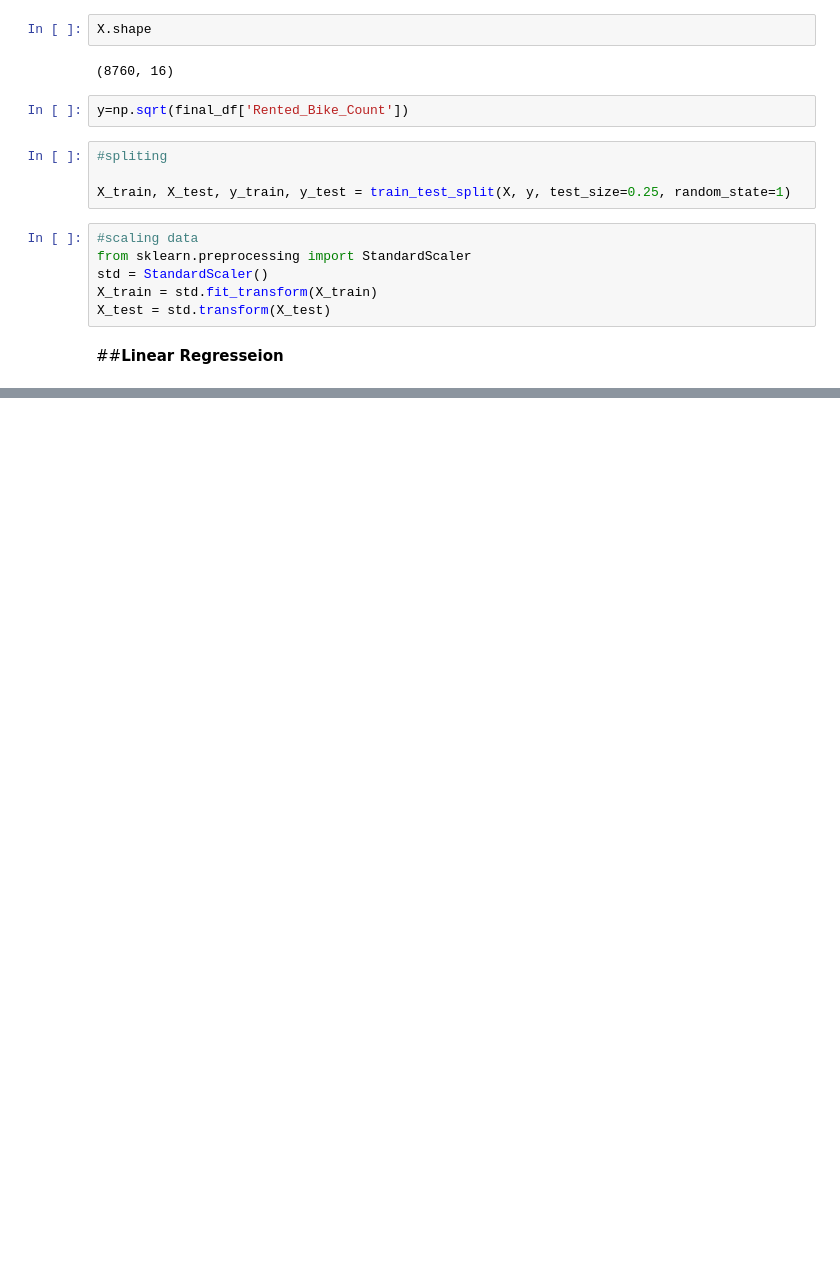
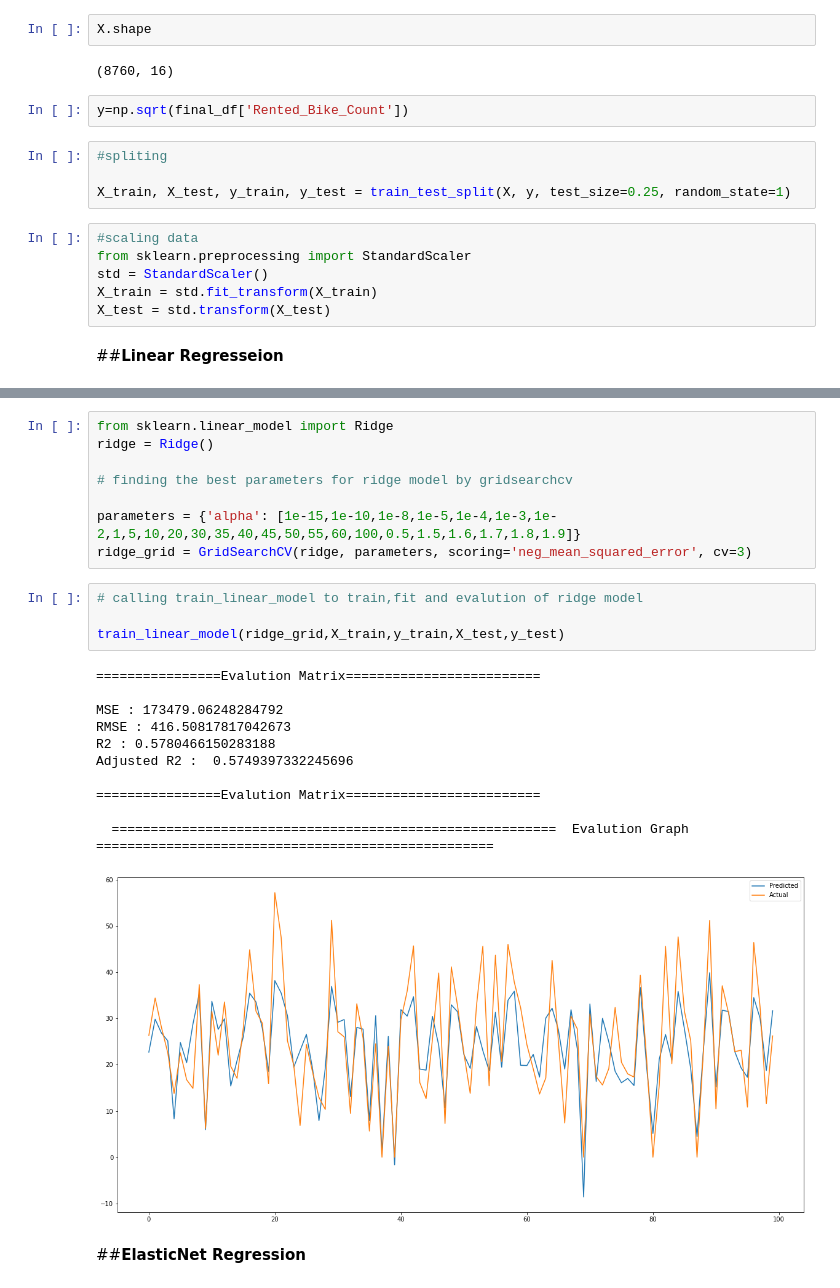
Before and after one commit to SomyaH99/Bike-Sharing-Demand-Prediction-, a Jupyter notebook: bike_sharing_demand_prediction.ipynb, the cells around one changed output, grey strips where cells are left out. Cells and saved outputs as stored; diff of their text form; blank space fills up the shorter version.

```diff
--- a/bike_sharing_demand_prediction.ipynb
+++ b/bike_sharing_demand_prediction.ipynb
@@ -761,0 +812,26 @@ X_test = std.transform(X_test)
+# %%
+from sklearn.linear_model import Ridge
+ridge = Ridge()
+
+# finding the best parameters for ridge model by gridsearchcv
+
+parameters = {'alpha': [1e-15,1e-10,1e-8,1e-5,1e-4,1e-3,1e-2,1,5,10,20,30,35,40,45,50,55,60,100,0.5,1.5,1.6,1.7,1.8,1.9]}
+ridge_grid = GridSearchCV(ridge, parameters, scoring='neg_mean_squared_error', cv=3)
+# %%
+# calling train_linear_model to train,fit and evalution of ridge model
+
+train_linear_model(ridge_grid,X_train,y_train,X_test,y_test)
+# %% [output]
+================Evalution Matrix=========================
+
+MSE : 173479.06248284792
+RMSE : 416.50817817042673
+R2 : 0.5780466150283188
+Adjusted R2 :  0.5749397332245696
+
+================Evalution Matrix=========================
+
+  =========================================================  Evalution Graph  ===================================================
+[figure, added]
+# %% [markdown]
+##**ElasticNet Regression**
```
Also changed, not shown: parts of 15 cells of this notebook.
